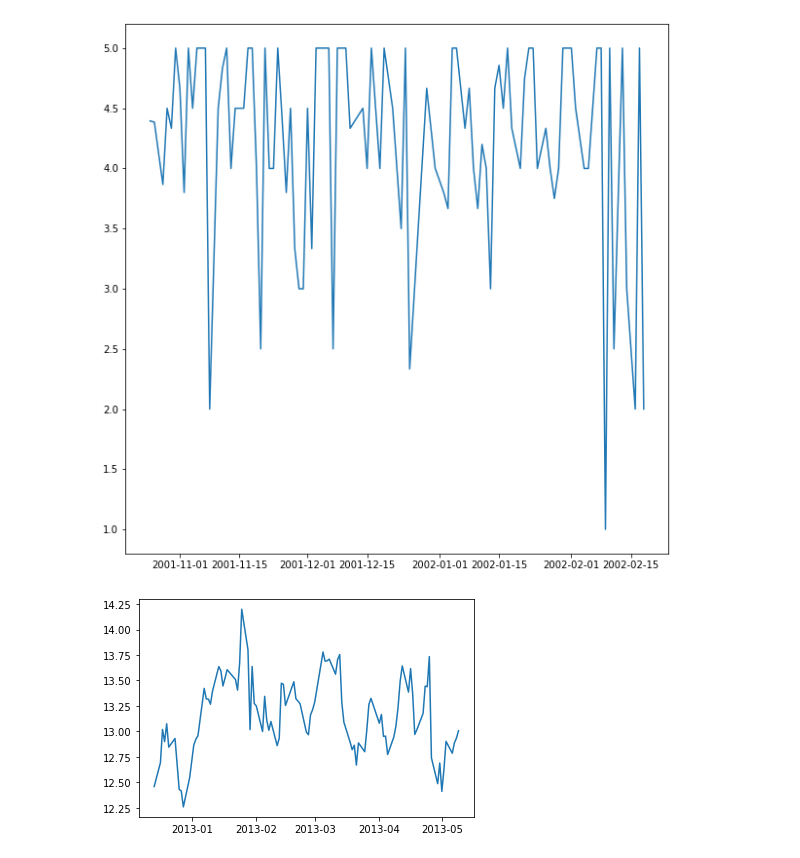
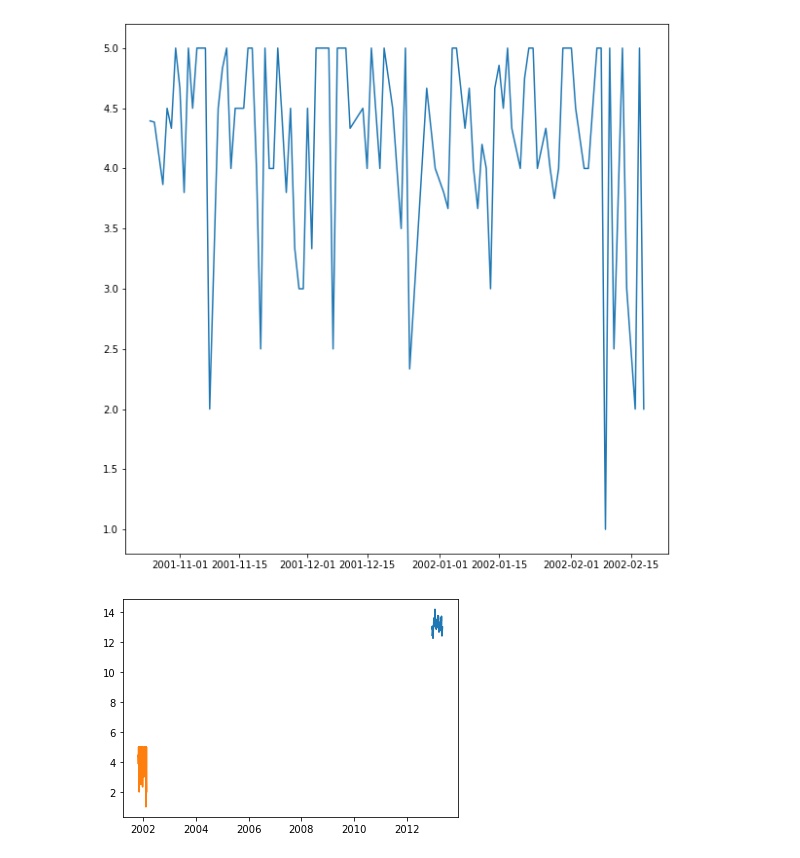
Before and after one commit to medvidov/dsci510final, a Jupyter notebook: HW4/HW 4 Proof of Concept.ipynb, the cells around one changed output. Drawn from its saved outputs; the diff is of its cells as text; code cells hidden in the pictures.

Commit message:
Cannot overlay graphs. I will need to do a different visual it would seem.

```diff
--- a/HW4/HW 4 Proof of Concept.ipynb
+++ b/HW4/HW 4 Proof of Concept.ipynb
@@ -380,6 +380,7 @@ plt.show()
 [figure]
 # %%
 plt.plot(AMZN['Adj Close'].iloc[:100])
+plt.plot(magazines['Average Rating'])
 plt.show()
 # %% [output]
-[figure, old version]
+[figure, new version]
```
